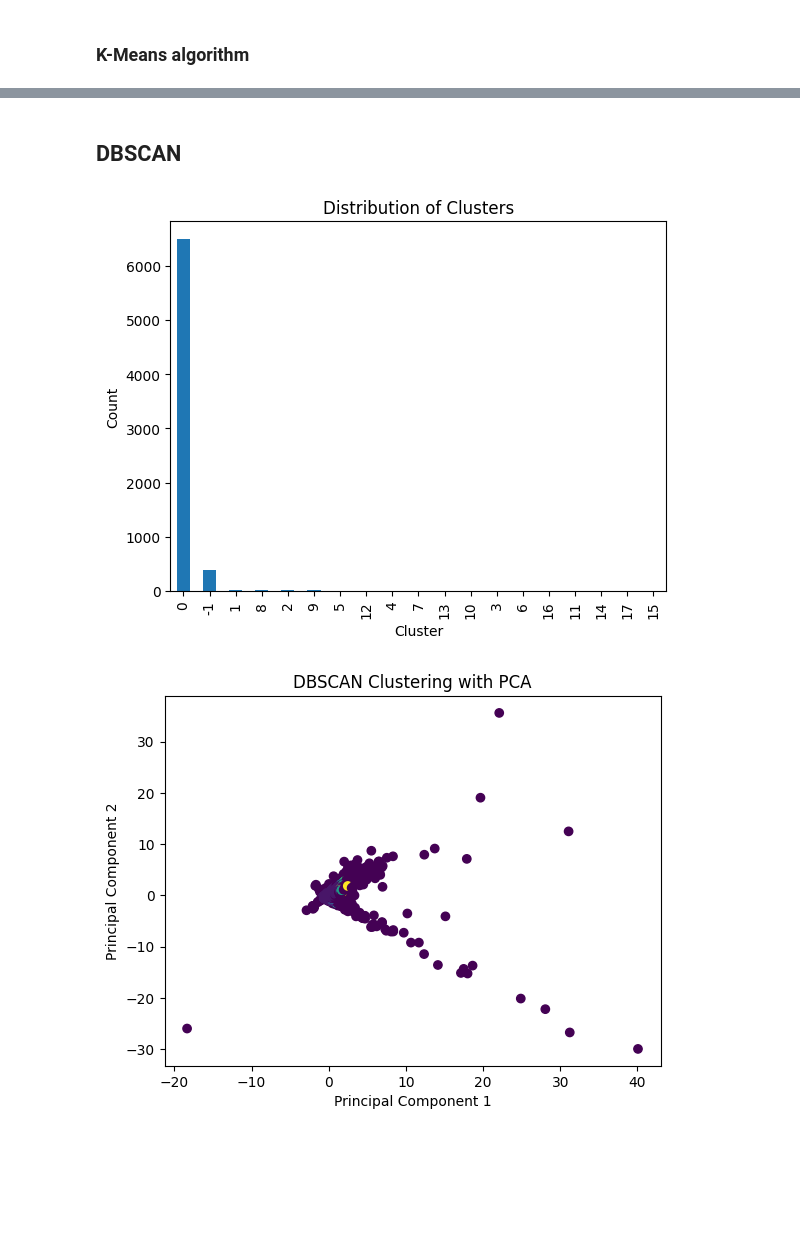
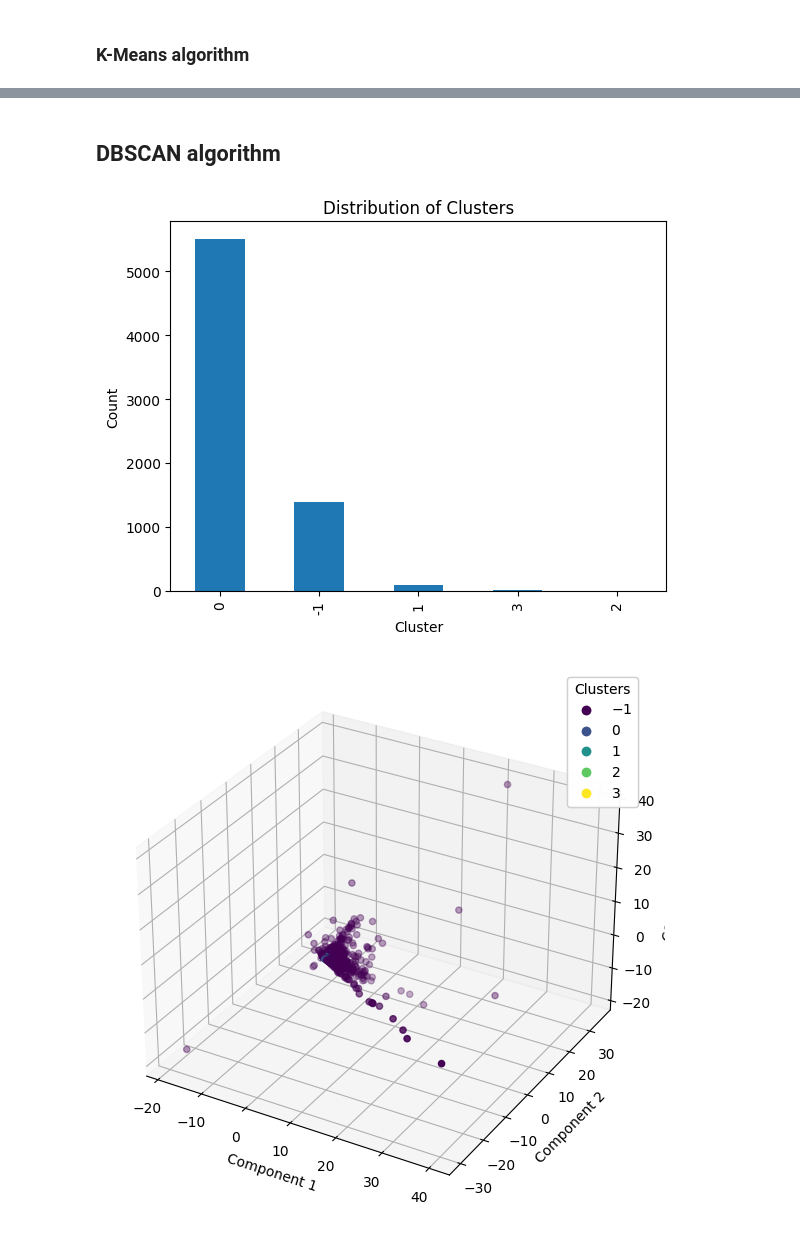
Before and after one commit to davisf20/characterization-of-user-misbehavior-in-online-social-media, a Jupyter notebook: notebooks/clusteringAnalysis.ipynb, the cells around one changed output, grey strips where cells are left out. Saved outputs shown, nothing was run; the diff lists cells and outputs as text; code cells hidden in the pictures; blank space fills up the shorter version.

```diff
--- a/notebooks/clusteringAnalysis.ipynb
+++ b/notebooks/clusteringAnalysis.ipynb
@@ -24,17 +57,6 @@ core_users_clustering_copy = core_users_clustering.copy()
 # %%
-# Seleziona le caratteristiche da utilizzare per il clustering
-features = ['nbr_followers', 'nbr_followings', 'nbr_liked_tweets', 'nbr_lists', 'nbr_tweets', 'nbr_usernames', 'following_ratio', 'followers_ratio', 'favorites_ratio', 'tweet_ratio']
-
-# Standardizzazione delle features
-core_users_standardized = (core_users_clustering[features] - core_users_clustering[features].mean()) / core_users_clustering[features].std()
-# Normalizzazione delle features
-# core_users_normalized = (core_users_clustering[features] - core_users_clustering[features].min()) / (core_users_clustering[features].max() - core_users_clustering[features].min())
-
-# Sostituisci i valori mancanti con 0
-core_users_standardized = core_users_standardized.fillna(0)
-
 # Applica PCA
-pca = PCA(n_components=3)
+pca = PCA(n_components=9)
 core_users_pca = pca.fit_transform(core_users_standardized)
 
 # Calcola la WCSS per diverse quantità di cluster
@@ -107,8 +128,8 @@ plt.show()
 # %% [markdown]
-## DBSCAN
+## DBSCAN algorithm
 # %%
 # Eseguiamo DBSCAN sui dati
-db = DBSCAN(eps=0.1, min_samples=5).fit(core_users_pca)
+db = DBSCAN(eps=0.3, min_samples=8).fit(core_users_pca)
 
 # Aggiungi le etichette dei cluster ai dati
 core_users_clustering['db_cluster'] = db.labels_
@@ -120,22 +141,35 @@ plt.ylabel('Count')
 plt.title('Distribution of Clusters')
 plt.show()
 # %% [output]
-[figure, old version]
+[figure, new version]
 # %%
-# Visualizziamo i risultati
-# plt.figure(figsize=(10, 7))
-plt.scatter(core_users_pca[:, 0], core_users_pca[:, 1], c=core_users_clustering['db_cluster'])
-plt.xlabel('Principal Component 1')
-plt.ylabel('Principal Component 2')
-plt.title('DBSCAN Clustering with PCA')
-plt.show()
-
-# # Creiamo uno scatter plot
-# plt.figure(figsize=(10, 7))
-# plt.scatter(core_users_pca[:, 0], core_users_pca[:, 1], c=core_users_clustering['db_cluster'], cmap='viridis')
-# plt.title('DBSCAN Clustering with PCA')
+# # Visualizziamo i risultati
+# # plt.figure(figsize=(10, 7))
+# plt.scatter(core_users_pca[:, 0], core_users_pca[:, 1], c=core_users_clustering['db_cluster'])
 # plt.xlabel('Principal Component 1')
 # plt.ylabel('Principal Component 2')
+# plt.title('DBSCAN Clustering with PCA')
 # plt.show()
+
+
+
+# Creazione del grafico 3D
+fig = plt.figure(figsize=(10, 7))
+ax = fig.add_subplot(111, projection='3d')
+
+# Aggiungi i punti al grafico
+scatter = ax.scatter(core_users_pca[:, 0], core_users_pca[:, 1], core_users_pca[:, 2], c=core_users_clustering['db_cluster'], cmap='viridis')
+
+# Aggiungi la legenda
+legend1 = ax.legend(*scatter.legend_elements(), title="Clusters")
+ax.add_artist(legend1)
+
+# Etichette degli assi
+ax.set_xlabel('Component 1')
+ax.set_ylabel('Component 2')
+ax.set_zlabel('Component 3')
+
+# Visualizza il grafico
+plt.show()
 # %% [output]
-[figure, old version]
+[figure, new version]
```
Also changed, not shown: parts of 9 cells of this notebook.
